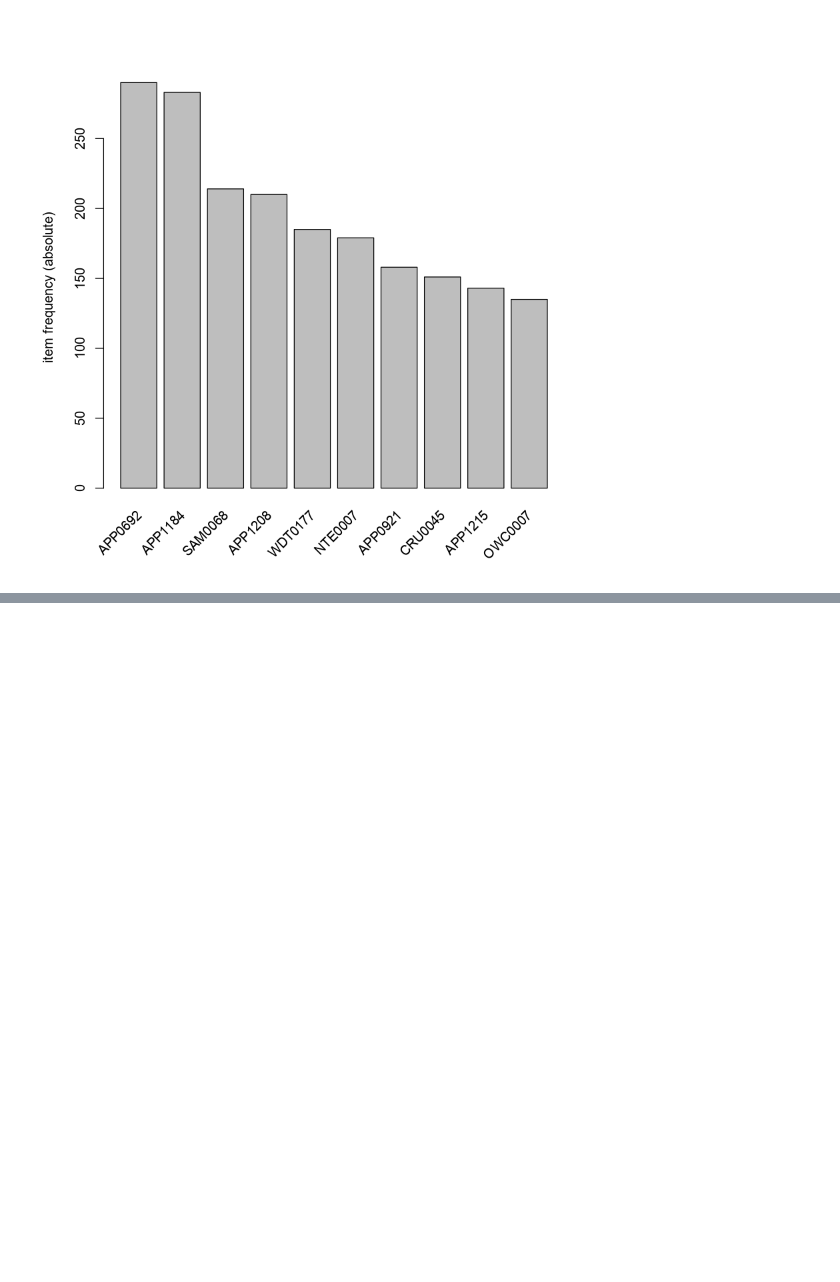
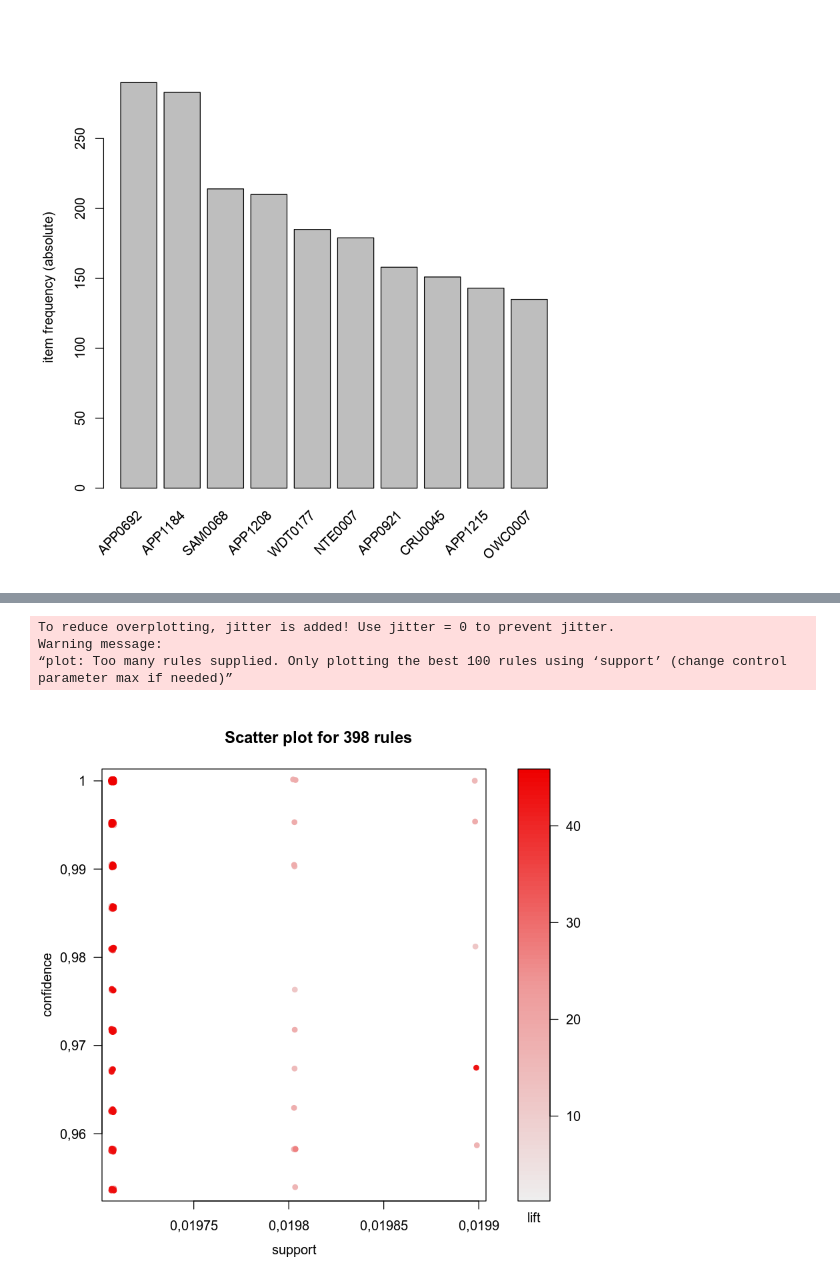
Before and after one commit to TuomoKareoja/product-associations-discovery, a Jupyter notebook: notebooks/exploratory/apriori_exploration.ipynb, the cells around one changed output, grey strips where cells are left out. Saved outputs shown, nothing was run; the diff lists cells and outputs as text; code cells hidden in the pictures; blank space fills up the shorter version.

```diff
--- a/notebooks/exploratory/apriori_exploration.ipynb
+++ b/notebooks/exploratory/apriori_exploration.ipynb
@@ -134,9 +88,0 @@ A data.frame: 18 × 6
-# %%
-ct <- arules::crossTable(data_trans, sort=TRUE)
-sp <- arules::crossTable(data_trans, measure="support", sort=TRUE)
-lift <- arules::crossTable(data_trans, measure="lift", sort=TRUE)
-chi2 <- arules::crossTable(data_trans, measure="chiSquared", sort=TRUE)
-# heatmap(ct[1:30, 1:30], scale="column")
-# heatmap(sp[1:30, 1:30], scale="column")
-heatmap(lift[1:30, 1:30], scale="column")
-heatmap(chi2[1:30, 1:30], scale="column")
@@ -145,0 +224,10 @@ heatmap(chi2[1:30, 1:30], scale="column")
+# %%
+# Visualizing the rules
+plot(rules_multlev)
+plot(rules_multlev, method='graph')
+plot(rules_multlev, method='grouped matrix')
+# %% [output]
+To reduce overplotting, jitter is added! Use jitter = 0 to prevent jitter.
+Warning message:
+“plot: Too many rules supplied. Only plotting the best 100 rules using ‘support’ (change control parameter max if needed)”
+[figure, added]
```
Also changed, not shown: parts of 13 cells of this notebook, 3 other files.
